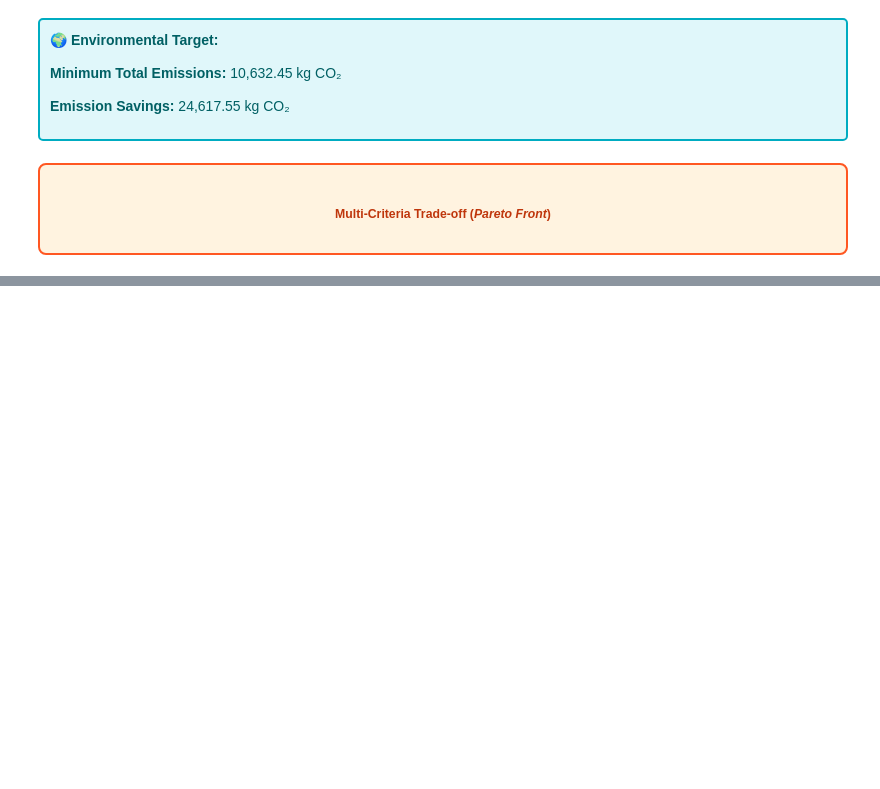
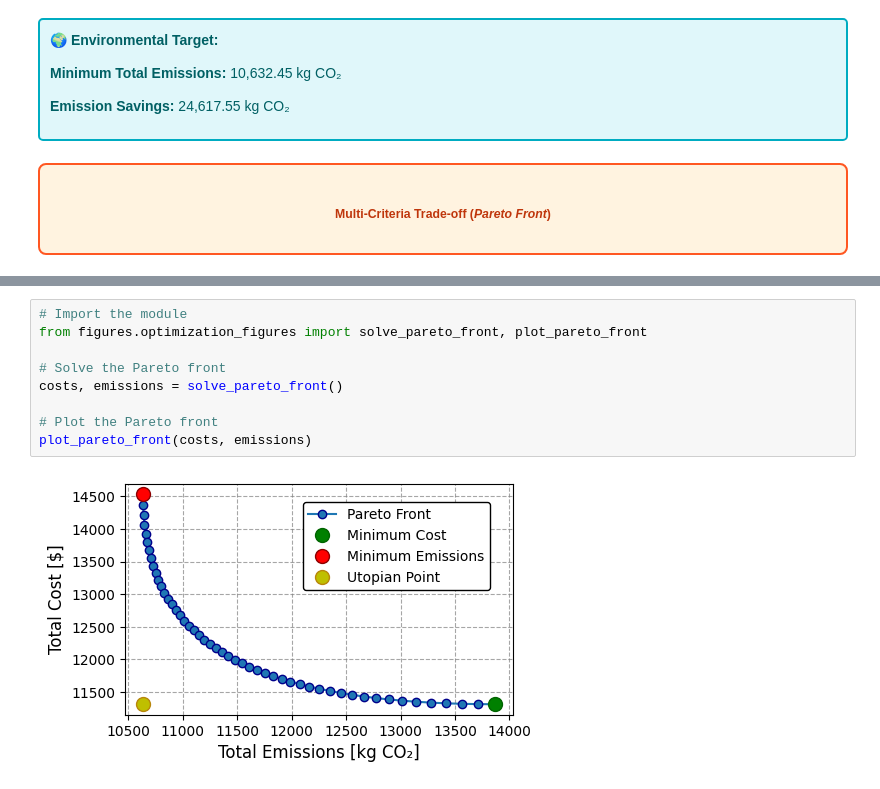
Before and after one commit to flechtenberg/pulpo_workshop, a Jupyter notebook: notebooks/X1_optimization.ipynb, the cells around one changed output, grey strips where cells are left out. Saved outputs shown, nothing was run; the diff lists cells and outputs as text; blank space fills up the shorter version.

```diff
--- a/notebooks/X1_optimization.ipynb
+++ b/notebooks/X1_optimization.ipynb
@@ -310,0 +343,11 @@ The following figure illustrates the trade-off between the two conflicting objec
+# %%
+# Import the module
+from figures.optimization_figures import solve_pareto_front, plot_pareto_front
+
+# Solve the Pareto front
+costs, emissions = solve_pareto_front()
+
+# Plot the Pareto front
+plot_pareto_front(costs, emissions)
+# %% [output]
+[figure, added]
```
Also changed, not shown: parts of 9 cells of this notebook.
